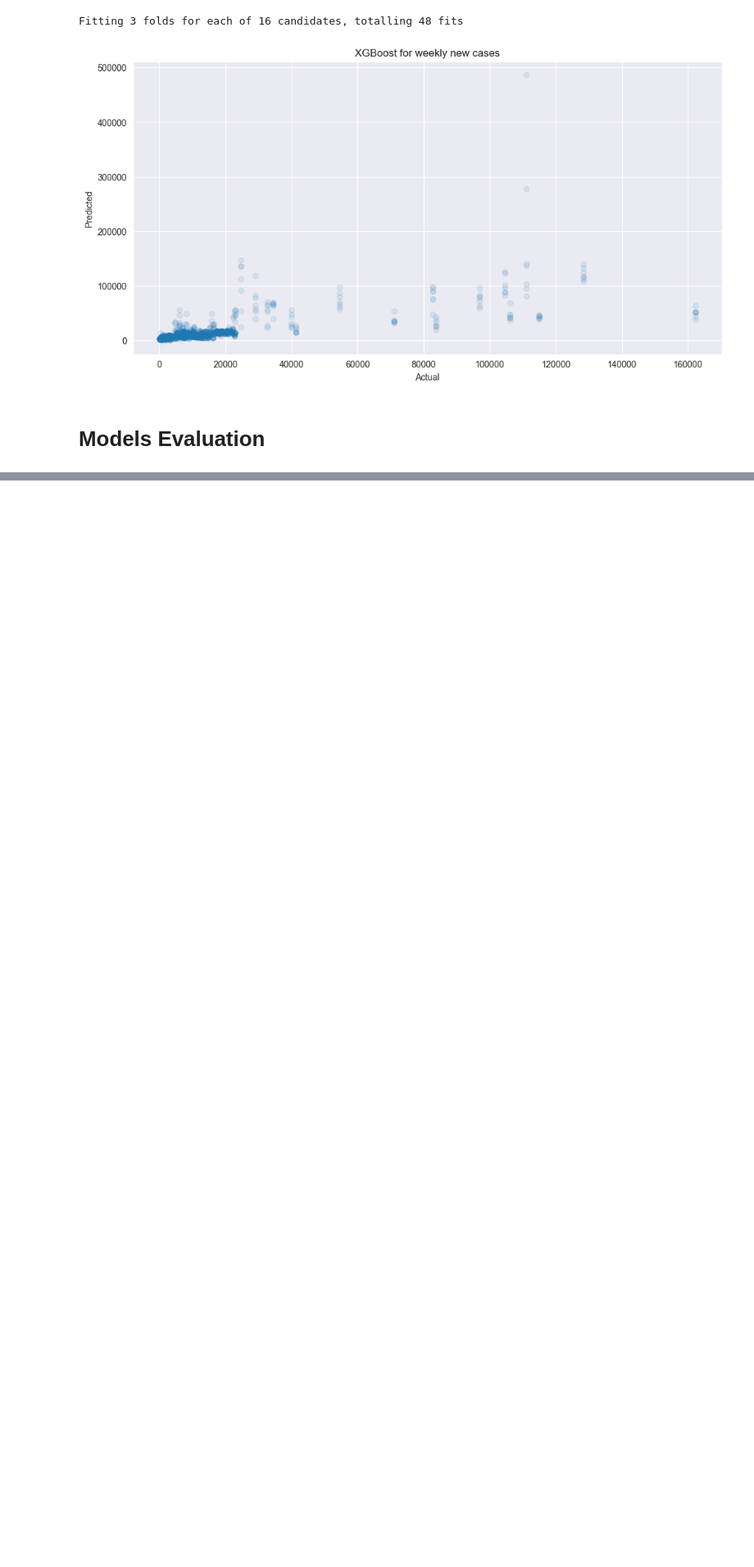
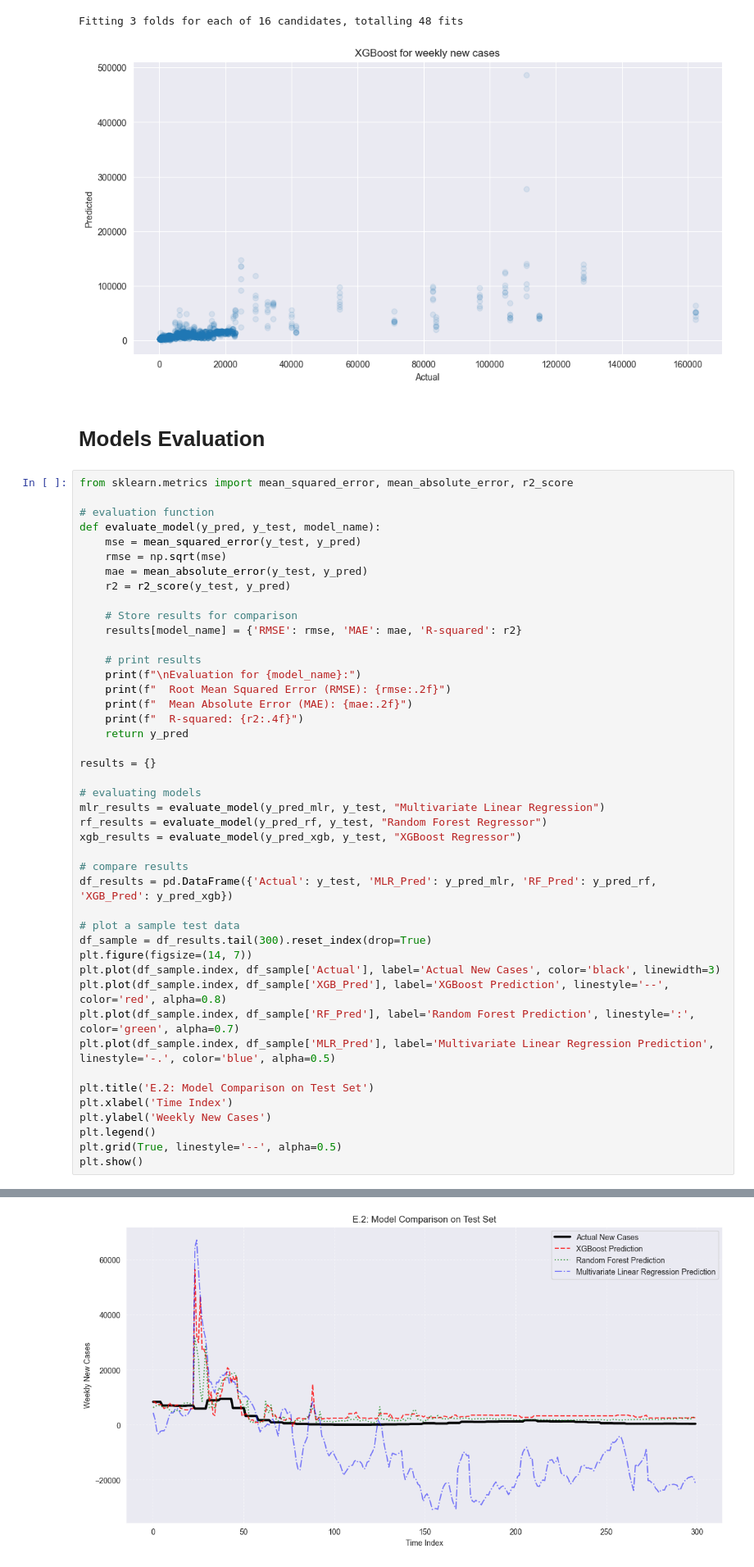
Before and after one commit to Zafarbek05/MLDA.CW.16417, a Jupyter notebook: notebooks/mlda.16417.ipynb, the cells around one changed output, grey strips where cells are left out. Shown: that part at 82% size. Cells and saved outputs as stored; diff of their text form; blank space fills up the shorter version.

Commit message:
Models evaluated

```diff
--- a/notebooks/mlda.16417.ipynb
+++ b/notebooks/mlda.16417.ipynb
@@ -531,3 +531,48 @@ Fitting 3 folds for each of 16 candidates, totalling 48 fits
 [figure]
 # %% [markdown]
 # Models Evaluation
+# %%
+from sklearn.metrics import mean_squared_error, mean_absolute_error, r2_score
+
+# evaluation function
+def evaluate_model(y_pred, y_test, model_name):
+    mse = mean_squared_error(y_test, y_pred)
+    rmse = np.sqrt(mse)
+    mae = mean_absolute_error(y_test, y_pred)
+    r2 = r2_score(y_test, y_pred)
+
+    # Store results for comparison
+    results[model_name] = {'RMSE': rmse, 'MAE': mae, 'R-squared': r2}
+
+    # print results
+    print(f"\nEvaluation for {model_name}:")
+    print(f"  Root Mean Squared Error (RMSE): {rmse:.2f}")
+    print(f"  Mean Absolute Error (MAE): {mae:.2f}")
+    print(f"  R-squared: {r2:.4f}")
+    return y_pred
+
+results = {}
+
+# evaluating models
+mlr_results = evaluate_model(y_pred_mlr, y_test, "Multivariate Linear Regression")
+rf_results = evaluate_model(y_pred_rf, y_test, "Random Forest Regressor")
+xgb_results = evaluate_model(y_pred_xgb, y_test, "XGBoost Regressor")
+
+# compare results
+df_results = pd.DataFrame({'Actual': y_test, 'MLR_Pred': y_pred_mlr, 'RF_Pred': y_pred_rf, 'XGB_Pred': y_pred_xgb})
+
+# plot a sample test data
+df_sample = df_results.tail(300).reset_index(drop=True)
+plt.figure(figsize=(14, 7))
+plt.plot(df_sample.index, df_sample['Actual'], label='Actual New Cases', color='black', linewidth=3)
+plt.plot(df_sample.index, df_sample['XGB_Pred'], label='XGBoost Prediction', linestyle='--', color='red', alpha=0.8)
+plt.plot(df_sample.index, df_sample['RF_Pred'], label='Random Forest Prediction', linestyle=':', color='green', alpha=0.7)
+plt.plot(df_sample.index, df_sample['MLR_Pred'], label='Multivariate Linear Regression Prediction', linestyle='-.', color='blue', alpha=0.5)
+
+plt.title('E.2: Model Comparison on Test Set')
+plt.xlabel('Time Index')
+plt.ylabel('Weekly New Cases')
+plt.legend()
+plt.grid(True, linestyle='--', alpha=0.5)
+plt.show()
+# %% [output]
@@ -533,0 +593 @@ Fitting 3 folds for each of 16 candidates, totalling 48 fits
+[figure, added]
```
Also changed, not shown: parts of 1 cell of this notebook.
